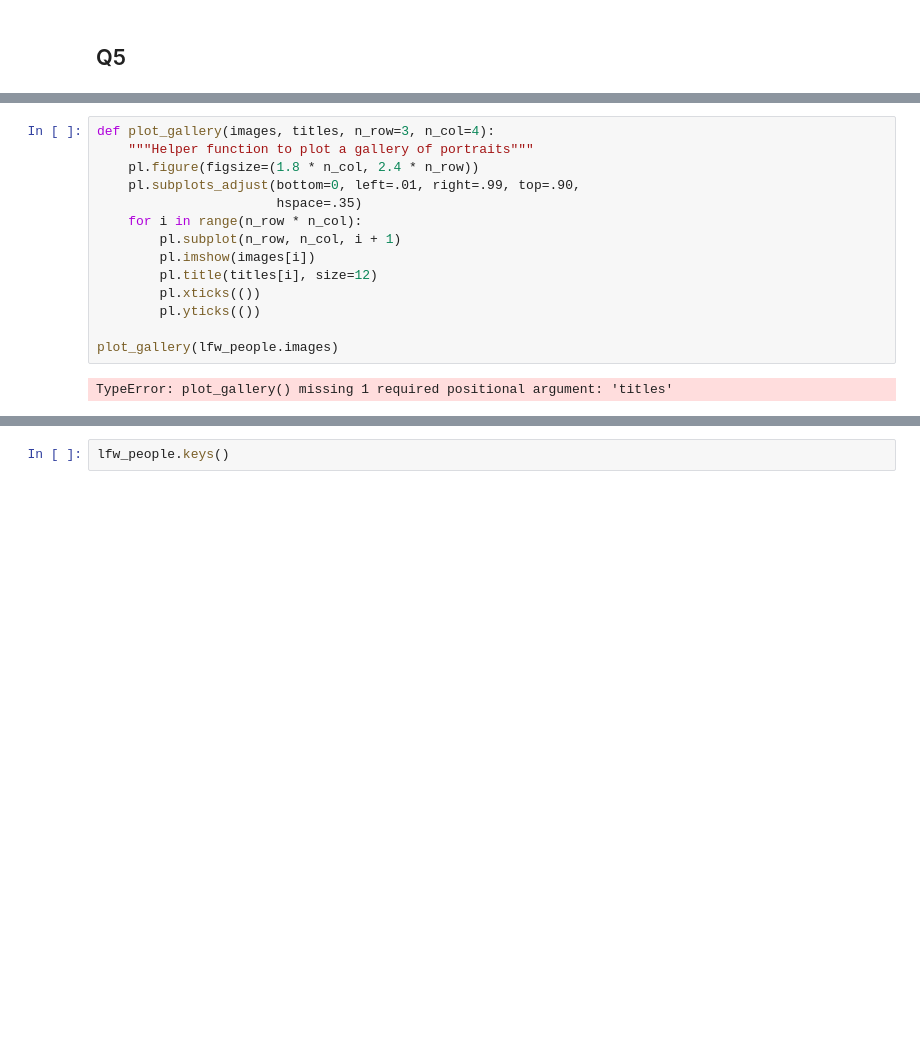
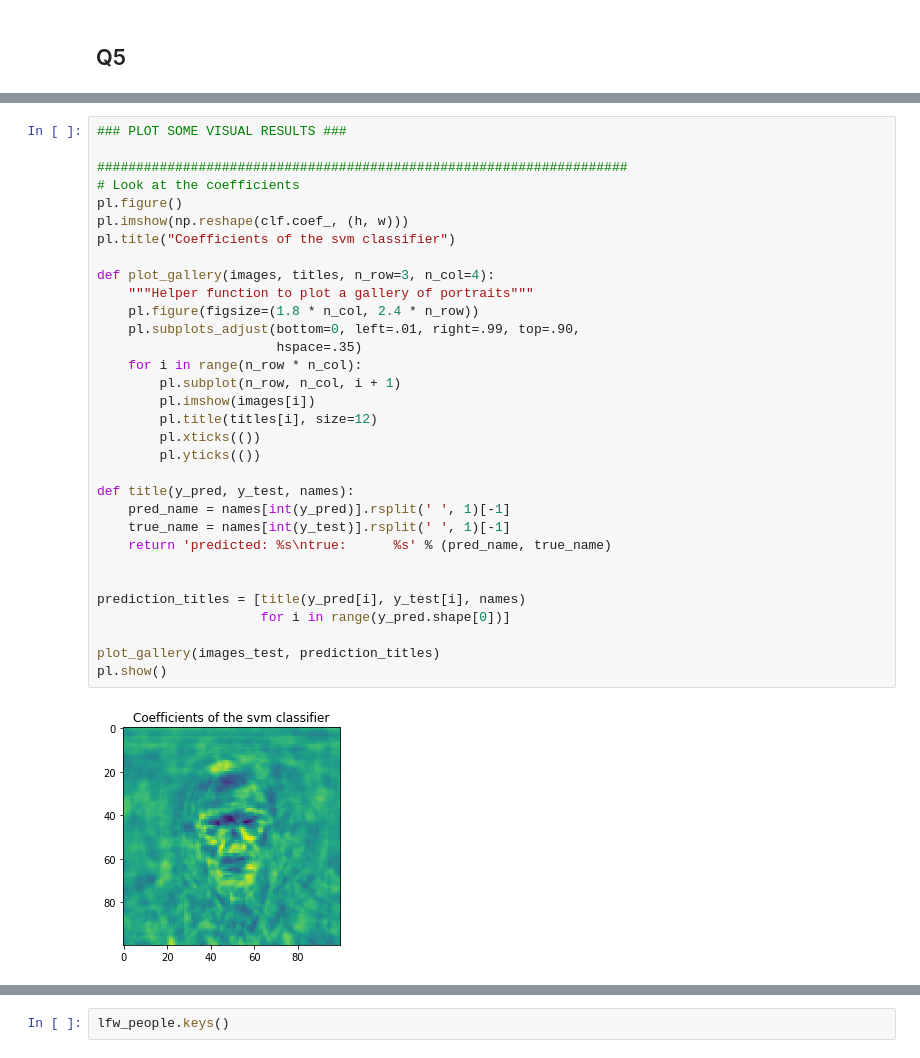
Before and after one commit to nghiadanh26/SD, a Jupyter notebook: SD210/TP1_SVM.ipynb, the cells around one changed output, grey strips where cells are left out. Cells and saved outputs as stored; diff of their text form; blank space fills up the shorter version.

```diff
--- a/SD210/TP1_SVM.ipynb
+++ b/SD210/TP1_SVM.ipynb
@@ -114,16 +178,34 @@ Downloading LFW data (~200MB): https://ndownloader.figshare.com/files/5976018
 # %%
+### PLOT SOME VISUAL RESULTS ###
+
+####################################################################
+# Look at the coefficients
+pl.figure()
+pl.imshow(np.reshape(clf.coef_, (h, w)))
+pl.title("Coefficients of the svm classifier")
+
 def plot_gallery(images, titles, n_row=3, n_col=4):
     """Helper function to plot a gallery of portraits"""
     pl.figure(figsize=(1.8 * n_col, 2.4 * n_row))
     pl.subplots_adjust(bottom=0, left=.01, right=.99, top=.90,
                        hspace=.35)
     for i in range(n_row * n_col):
         pl.subplot(n_row, n_col, i + 1)
         pl.imshow(images[i])
         pl.title(titles[i], size=12)
         pl.xticks(())
         pl.yticks(())
 
-plot_gallery(lfw_people.images)
+def title(y_pred, y_test, names):
+    pred_name = names[int(y_pred)].rsplit(' ', 1)[-1]
+    true_name = names[int(y_test)].rsplit(' ', 1)[-1]
+    return 'predicted: %s\ntrue:      %s' % (pred_name, true_name)
+
+
+prediction_titles = [title(y_pred[i], y_test[i], names)
+                     for i in range(y_pred.shape[0])]
+
+plot_gallery(images_test, prediction_titles)
+pl.show()
 # %% [output]
-TypeError: plot_gallery() missing 1 required positional argument: 'titles'
+[figure, added]
```
Also changed, not shown: parts of 15 cells of this notebook, 1 other file.
